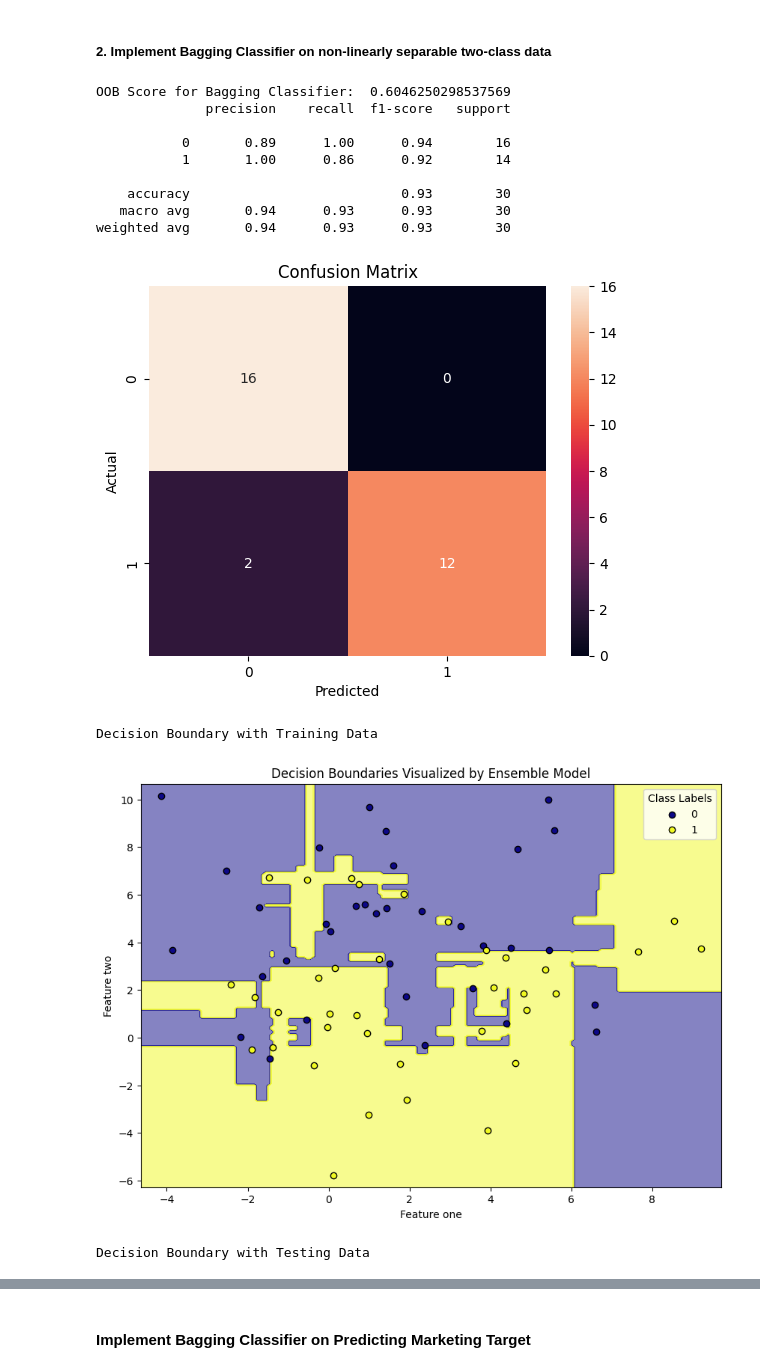
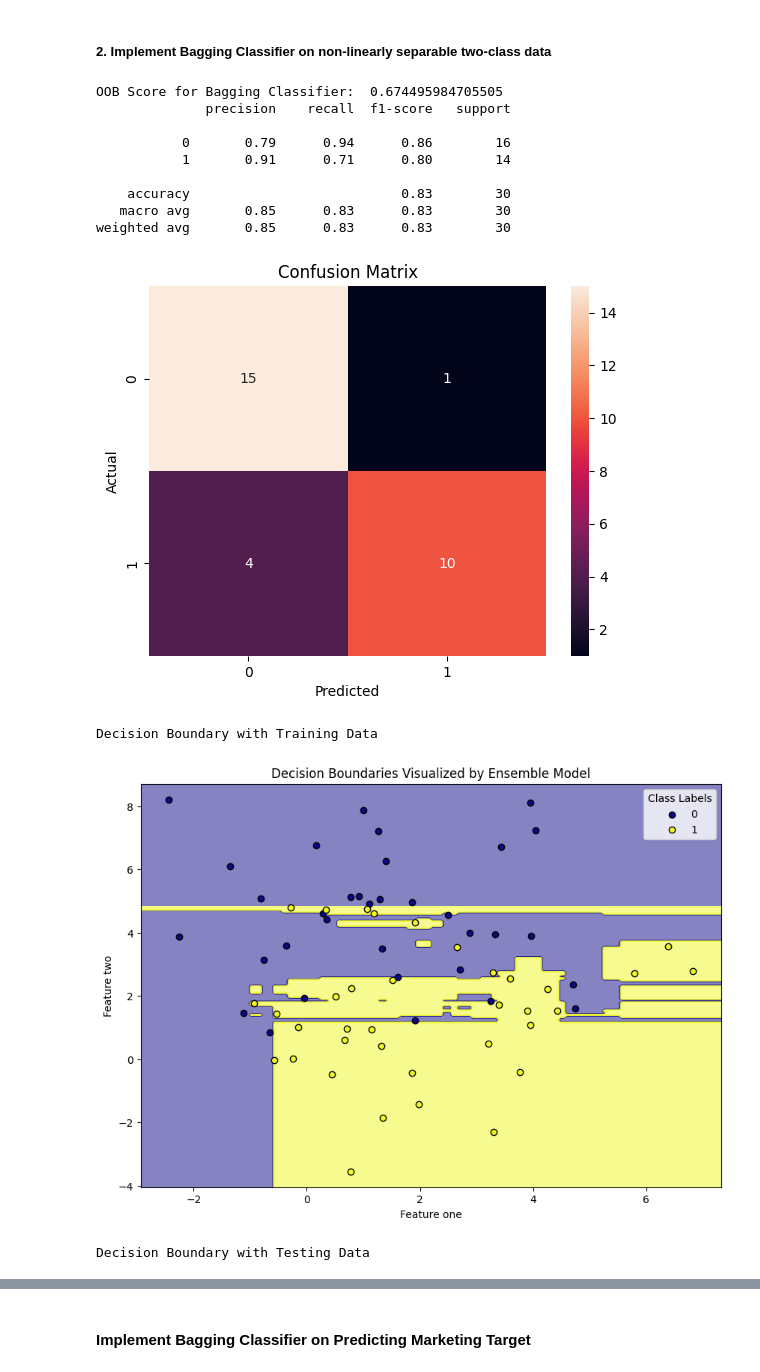
Before and after one commit to XingshengXu/Machine-Learning-Projects, a Jupyter notebook: Ensemble Learning/Bagging_Ensembles_demo.ipynb, the cells around one changed output, grey strips where cells are left out. Cells and saved outputs as stored; diff of their text form; code cells hidden in the pictures.

```diff
--- a/Ensemble Learning/Bagging_Ensembles_demo.ipynb
+++ b/Ensemble Learning/Bagging_Ensembles_demo.ipynb
@@ -22,40 +22,40 @@ interactive_data_collection_classification('bagging')
 ##### 2. Implement Bagging Classifier on non-linearly separable two-class data
 # %%
 # Create training set
-X,y = make_blobs(n_samples=100, n_features=2, centers=2, cluster_std=3, random_state=0)
+X,y = make_blobs(n_samples=100, n_features=2, centers=2, cluster_std=2, random_state=0)
 
 # Split the data into training and test sets
 train_X, test_X, train_Y, test_Y = train_test_split(X, y, test_size=0.3, random_state=0)
 
 # Create base classifier
 tree = ClassificationTree()
 
 # Create ensemble model
-bec = BaggingClassifier(base_model=tree, model_type='classifier', model_number=10)
-bec.fit(X, y)
+bec = BaggingClassifier(base_model=tree, model_type='classifier', model_number=20)
+bec.fit(train_X, train_Y)
 print("OOB Score for Bagging Classifier: ", bec.oob_score)
 
 # Performance Test
 pred_y = bec.predict_class(test_X)
 evaluate_model(test_Y, pred_y, 'classification')
 
 # Plot decision boundaries and class labels
 print('Decision Boundary with Training Data')
 create_contour_plot(bec, train_X, train_Y, resolution=200)
 
 print('Decision Boundary with Testing Data')
 create_contour_plot(bec, test_X, test_Y, resolution=200)
 # %% [output]
-OOB Score for Bagging Classifier:  0.6046250298537569
+OOB Score for Bagging Classifier:  0.674495984705505
               precision    recall  f1-score   support
 
-           0       0.89      1.00      0.94        16
-           1       1.00      0.86      0.92        14
+           0       0.79      0.94      0.86        16
+           1       0.91      0.71      0.80        14
 
-    accuracy                           0.93        30
-   macro avg       0.94      0.93      0.93        30
-weighted avg       0.94      0.93      0.93        30
+    accuracy                           0.83        30
+   macro avg       0.85      0.83      0.83        30
+weighted avg       0.85      0.83      0.83        30
-[figure, old version]
+[figure, new version]
 Decision Boundary with Training Data
-[figure, old version]
+[figure, new version]
 Decision Boundary with Testing Data
```
Also changed, not shown: parts of 3 cells of this notebook, 5 other files.
